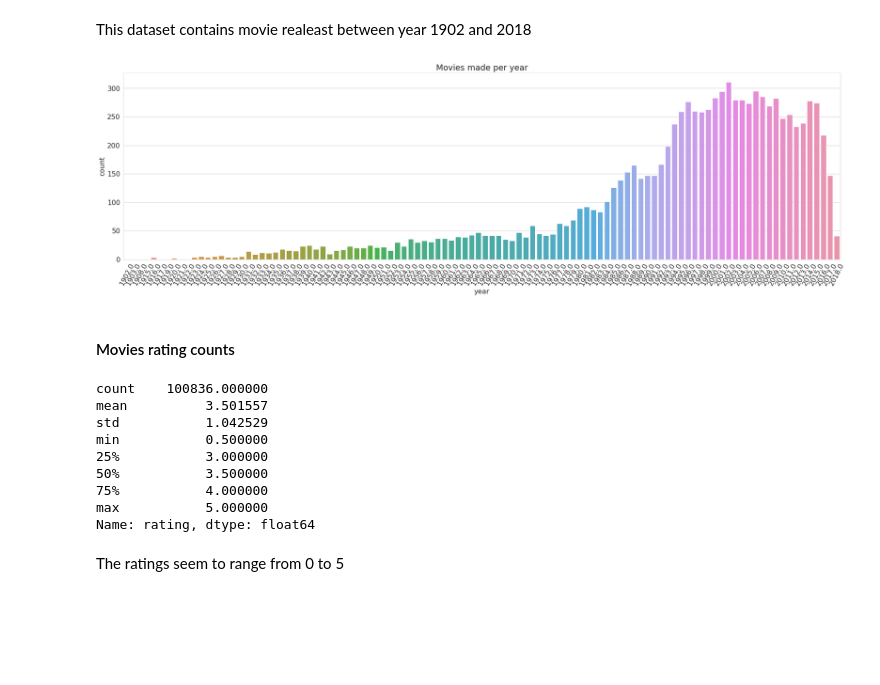
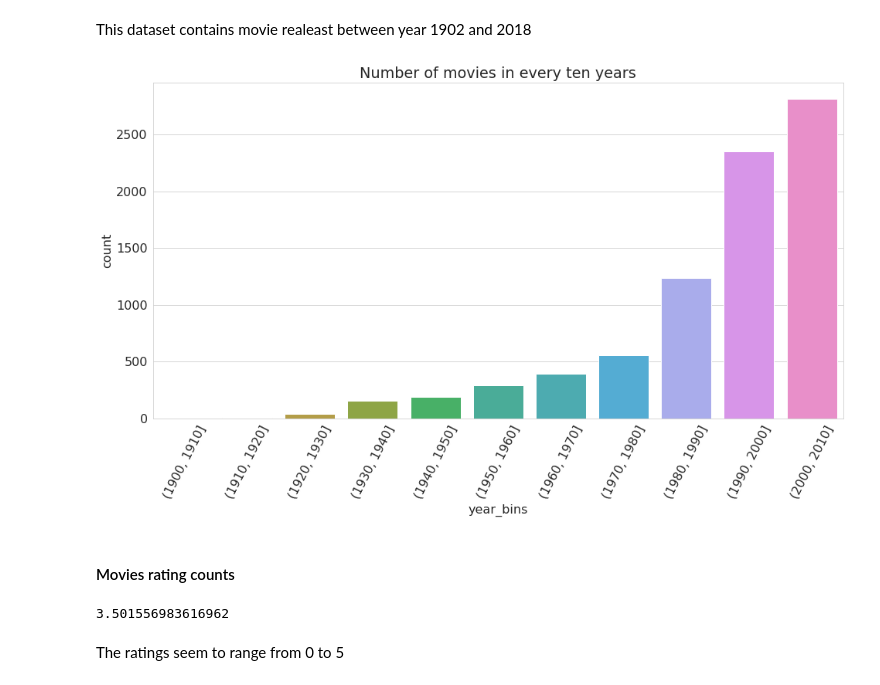
Before and after one commit to E-Juliet/Movie-reccomender, a Jupyter notebook: phase_4_project.ipynb, the cells around one changed output. Cells and saved outputs as stored; diff of their text form; code cells hidden in the pictures; blank space fills up the shorter version.

```diff
--- a/phase_4_project.ipynb
+++ b/phase_4_project.ipynb
@@ -314,9 +327,3 @@ len(movies_df_cleaned[pd.isna(movies_df_cleaned.year)])
 | 9525 | 171891 | Generation Iron 2 | [(no genres listed)] | NaN |
 | 9611 | 176601 | Black Mirror | [(no genres listed)] | NaN |
 12
-# %%
-# changing the data type of the year column to integer
-movies_df_cleaned['year']= pd.to_numeric(movies_df_cleaned['year'],downcast ='integer')
-
-# describing the cleaned movie datafram
-movies_df_cleaned.year.dtype
@@ -333,0 +355,4 @@ print(movies_df_cleaned['year'].max())
+# %%
+#Binning  the years in groups of 10
+movies_df_cleaned['year_bins'] = pd.cut(x=movies_df_cleaned['year'], bins=list(range(1900,2018,10)))
+movies_df_cleaned
@@ -334,27 +373,19 @@ print(movies_df_cleaned['year'].max())
 # %% [markdown]
 This dataset contains movie realeast between year 1902 and 2018
 # %%
-plt.figure(figsize=(30,8))
-sns.countplot(x=movies_df_cleaned.year)
+plt.figure(figsize=(16,8))
+sns.countplot(x=movies_df_cleaned.year_bins.dropna())
 plt.xticks(rotation=63)
-plt.title('Movies made per year')
+plt.title('Number of movies in every ten years')
 plt.show()
 # %% [output]
-[figure, old version]
+[figure, new version]
 # %% [markdown]
 #### Movies rating counts
 # %%
-ratings_df_cleaned['rating'].describe()
+ratings_df_cleaned['rating'].mean()
 # %% [output]
-count    100836.000000
-mean          3.501557
-std           1.042529
-min           0.500000
-25%           3.000000
-50%           3.500000
-75%           4.000000
-max           5.000000
-Name: rating, dtype: float64
+3.501556983616962
 # %% [markdown]
 The ratings seem to range from 0 to 5
 # %%
```
Also changed, not shown: parts of 14 cells of this notebook.
